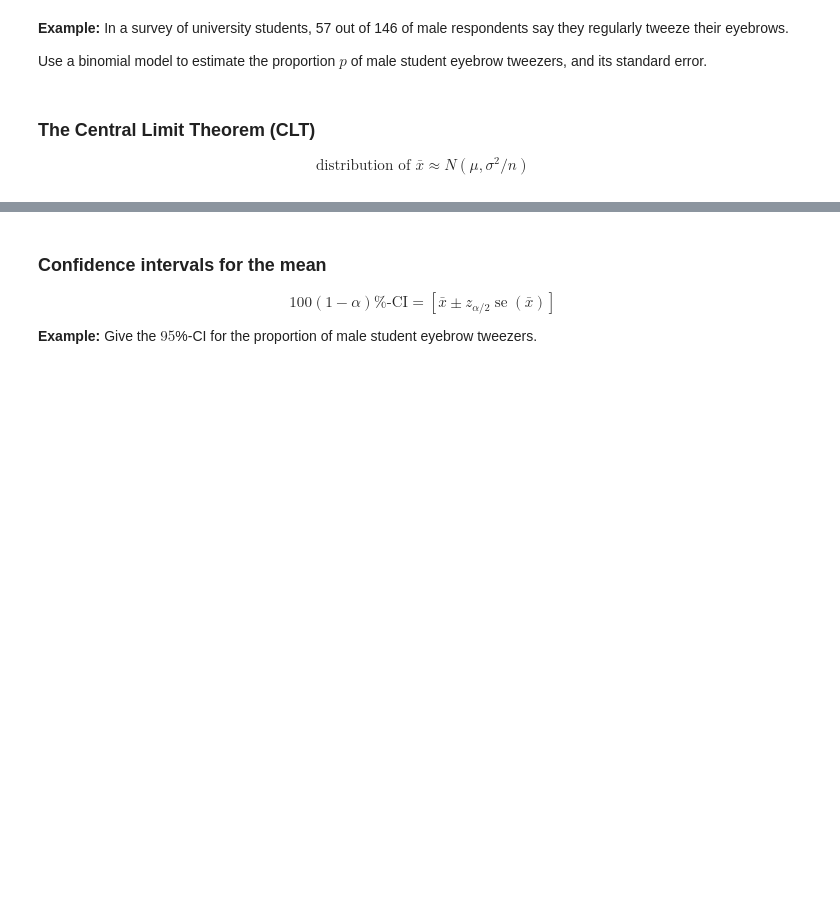
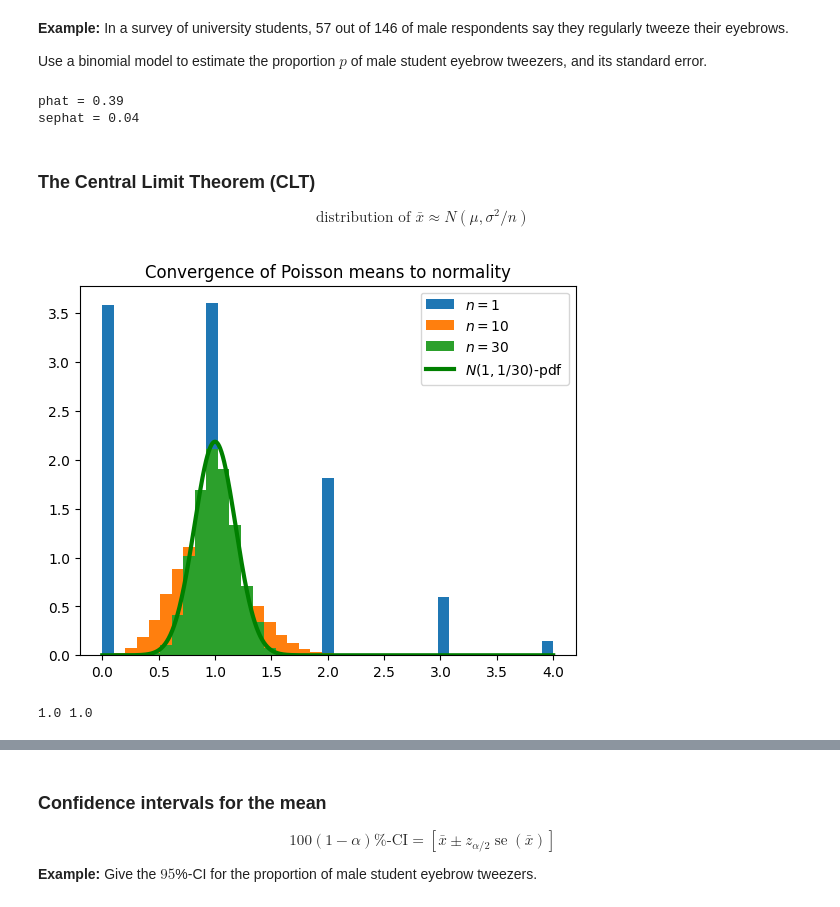
Before and after one commit to mgreenbe/DATA335W2025, a Jupyter notebook: code/1fundamentals.ipynb, the cells around one changed output, grey strips where cells are left out. Drawn from its saved outputs; the diff is of its cells as text; code cells hidden in the pictures; blank space fills up the shorter version.

```diff
--- a/code/1fundamentals.ipynb
+++ b/code/1fundamentals.ipynb
@@ -39,6 +48,15 @@ plt.show()
 **Example:** In a survey of university students, 57 out of 146 of male respondents say they regularly tweeze their eyebrows.
 
 Use a binomial model to estimate the proportion $p$ of male student eyebrow tweezers, and its standard error.
+# %%
+n = 146
+y = 57
+phat = y / n
+sephat = np.sqrt(phat * (1 - phat) / n)
+print(f"phat = {phat:.2f}\nsephat = {sephat:.2f}")
+# %% [output]
+phat = 0.39
+sephat = 0.04
 # %% [markdown]
 ### The Central Limit Theorem (CLT)
 
@@ -46,3 +64,23 @@ $$
 \text{distribution of $\bar{x}$}\approx
 N(\mu, \sigma^2/n)
 $$
+# %%
+d = stats.poisson(1)
+ns = [1, 10, 30]
+m = 100_000
+for n in ns:
+    x = d.rvs(size=(m, n))
+    xbar = x.mean(axis=1)
+    bins = np.linspace(0, 4, 40)
+    plt.hist(xbar, bins=bins, density=True, label=f"$n={n}$")
+
+t = np.linspace(0, 4, 1000)
+norm = stats.norm(1, 1 / np.sqrt(30))
+plt.plot(t, norm.pdf(t), color="green", lw=3, label="$N(1, 1/30)$-pdf")
+plt.legend()
+plt.title("Convergence of Poisson means to normality")
+plt.show()
+print(d.mean(), d.var())
+# %% [output]
+[figure, added]
+1.0 1.0
```
Also changed, not shown: parts of 4 cells of this notebook.
